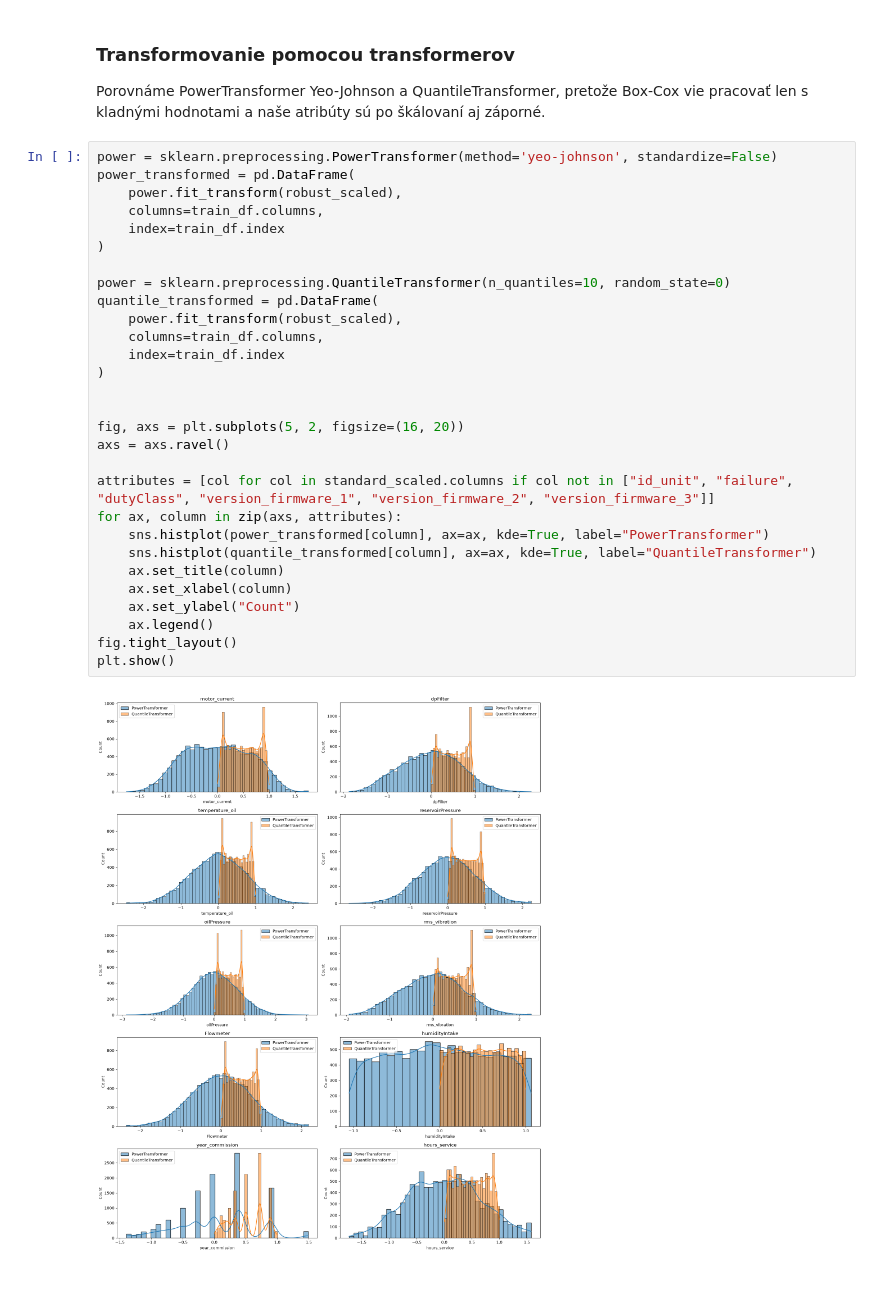
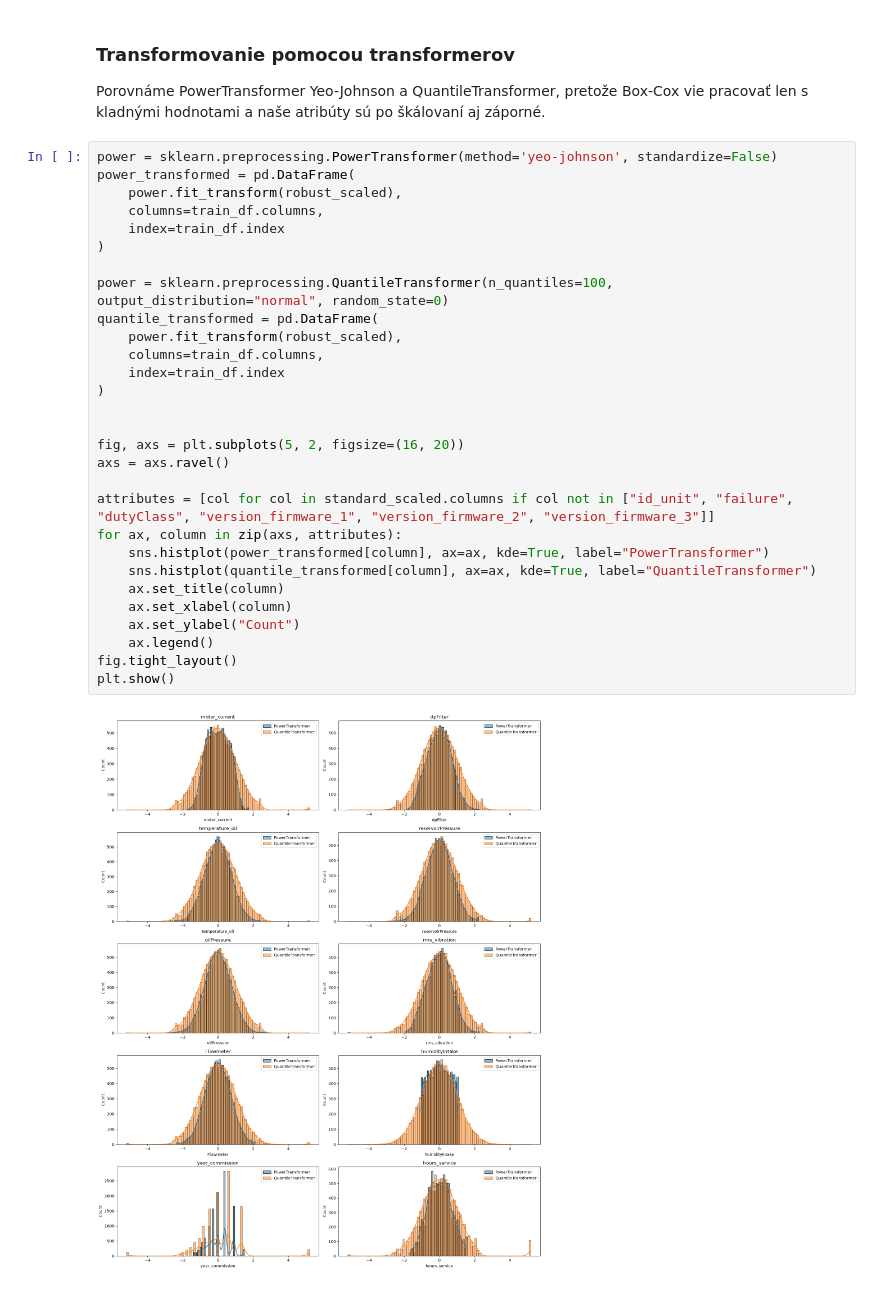
Before and after one commit to Langos428/IAU_projekt, a Jupyter notebook: faza2.ipynb, the cells around one changed output. Saved outputs shown, nothing was run; the diff lists cells and outputs as text.

```diff
--- a/faza2.ipynb
+++ b/faza2.ipynb
@@ -203,31 +203,31 @@ Porovnáme PowerTransformer Yeo-Johnson a QuantileTransformer, pretože Box-Cox
 # %%
 power = sklearn.preprocessing.PowerTransformer(method='yeo-johnson', standardize=False)
 power_transformed = pd.DataFrame(
     power.fit_transform(robust_scaled),
     columns=train_df.columns,
     index=train_df.index
 )
 
-power = sklearn.preprocessing.QuantileTransformer(n_quantiles=10, random_state=0)
+power = sklearn.preprocessing.QuantileTransformer(n_quantiles=100, output_distribution="normal", random_state=0)
 quantile_transformed = pd.DataFrame(
     power.fit_transform(robust_scaled),
     columns=train_df.columns,
     index=train_df.index
 )
 
 
 fig, axs = plt.subplots(5, 2, figsize=(16, 20))
 axs = axs.ravel()
 
 attributes = [col for col in standard_scaled.columns if col not in ["id_unit", "failure", "dutyClass", "version_firmware_1", "version_firmware_2", "version_firmware_3"]]
 for ax, column in zip(axs, attributes):
     sns.histplot(power_transformed[column], ax=ax, kde=True, label="PowerTransformer")
     sns.histplot(quantile_transformed[column], ax=ax, kde=True, label="QuantileTransformer")
     ax.set_title(column)
     ax.set_xlabel(column)
     ax.set_ylabel("Count")
     ax.legend()
 fig.tight_layout()
 plt.show()
 # %% [output]
-[figure, old version]
+[figure, new version]
```
Also changed, not shown: parts of 3 cells of this notebook.
